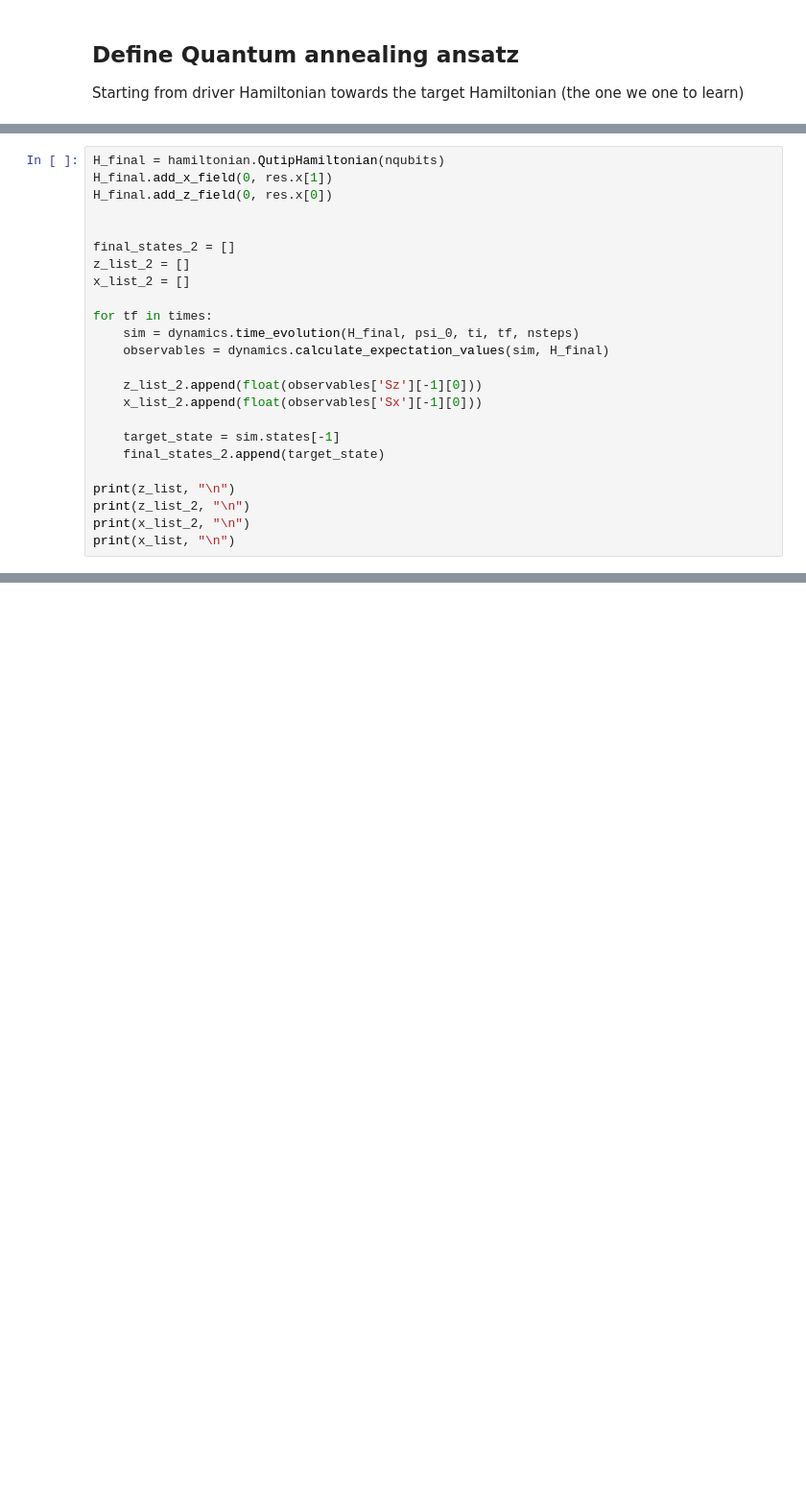
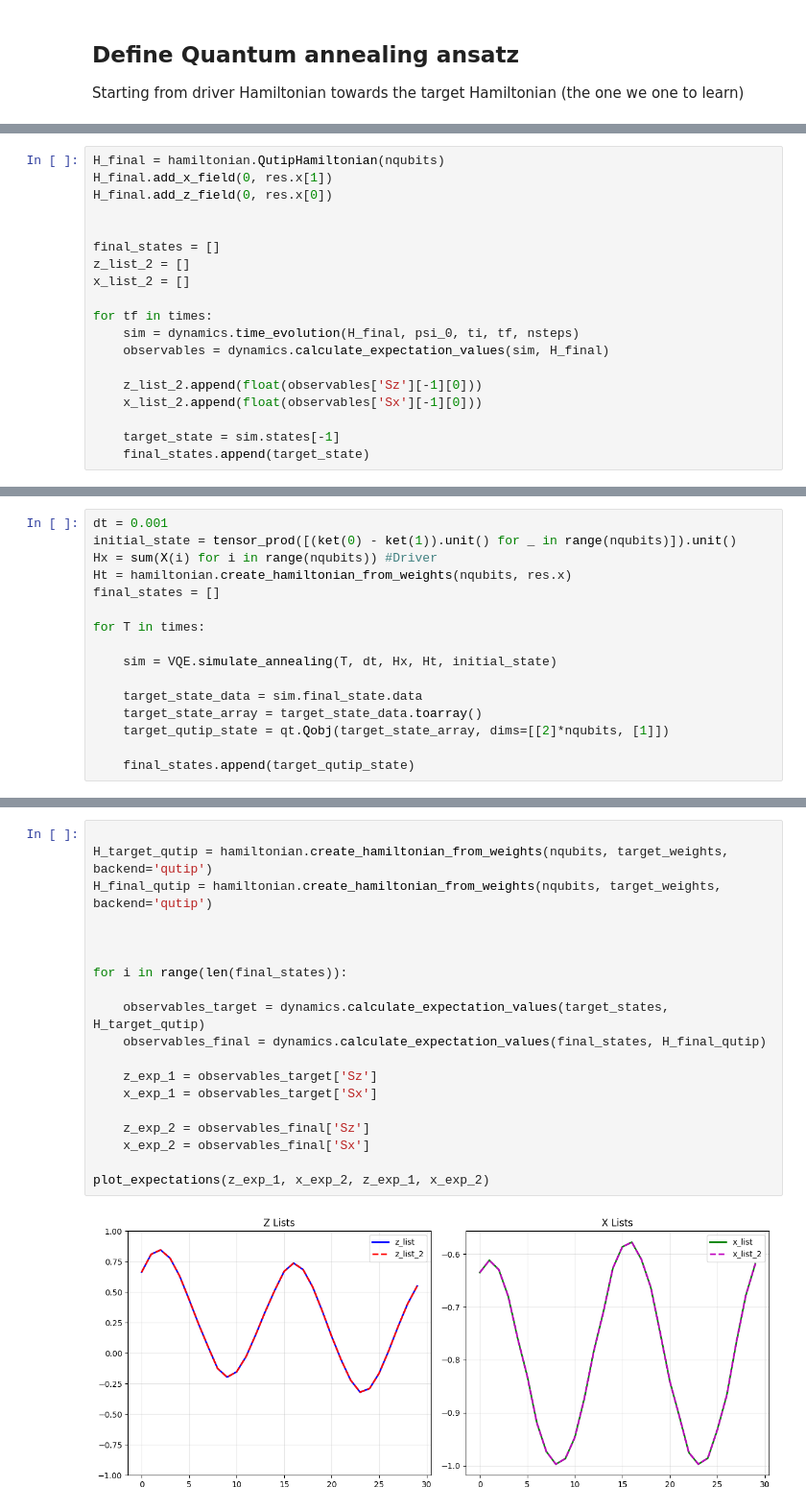
Before and after one commit to OsQarM/retech_2025, a Jupyter notebook: notebooks/annealing_optimizer.ipynb, the cells around one changed output, grey strips where cells are left out. Shown at 96% size. Drawn from its saved outputs; the diff is of its cells as text; blank space fills up the shorter version.

```diff
--- a/notebooks/annealing_optimizer.ipynb
+++ b/notebooks/annealing_optimizer.ipynb
@@ -147,7 +133,7 @@ H_final.add_x_field(0, res.x[1])
 H_final.add_z_field(0, res.x[0])
 
 
-final_states_2 = []
+final_states = []
 z_list_2 = []
 x_list_2 = []
 
@@ -159,9 +145,4 @@ for tf in times:
     x_list_2.append(float(observables['Sx'][-1][0]))
 
     target_state = sim.states[-1]
-    final_states_2.append(target_state)
-
-print(z_list, "\n")
-print(z_list_2, "\n")
-print(x_list_2, "\n")
-print(x_list, "\n")
+    final_states.append(target_state)
@@ -199,0 +179,16 @@ plt.show()
+# %%
+dt = 0.001
+initial_state = tensor_prod([(ket(0) - ket(1)).unit() for _ in range(nqubits)]).unit()
+Hx = sum(X(i) for i in range(nqubits)) #Driver
+Ht = hamiltonian.create_hamiltonian_from_weights(nqubits, res.x)
+final_states = []
+
+for T in times:
+
+    sim = VQE.simulate_annealing(T, dt, Hx, Ht, initial_state)
+
+    target_state_data = sim.final_state.data
+    target_state_array = target_state_data.toarray()
+    target_qutip_state = qt.Qobj(target_state_array, dims=[[2]*nqubits, [1]])
+
+    final_states.append(target_qutip_state)
@@ -199,0 +197,21 @@ plt.show()
+# %%
+
+H_target_qutip = hamiltonian.create_hamiltonian_from_weights(nqubits, target_weights, backend='qutip')
+H_final_qutip = hamiltonian.create_hamiltonian_from_weights(nqubits, target_weights, backend='qutip')
+
+
+
+for i in range(len(final_states)):
+
+    observables_target = dynamics.calculate_expectation_values(target_states, H_target_qutip)
+    observables_final = dynamics.calculate_expectation_values(final_states, H_final_qutip)
+
+    z_exp_1 = observables_target['Sz']
+    x_exp_1 = observables_target['Sx']
+
+    z_exp_2 = observables_final['Sz']
+    x_exp_2 = observables_final['Sx']
+
+plot_expectations(z_exp_1, x_exp_2, z_exp_1, x_exp_2)
+# %% [output]
+[figure, added]
```
Also changed, not shown: parts of 11 cells of this notebook, 4 other files.
